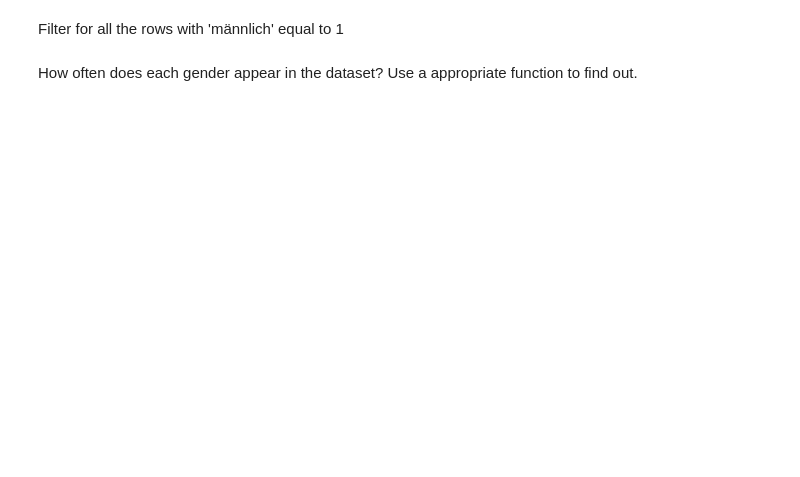
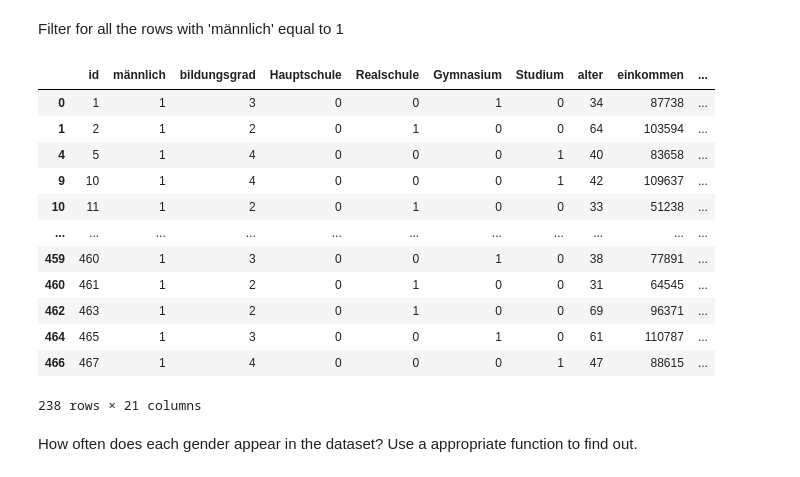
Before and after one commit to zylinda/EWF, a Jupyter notebook: EWF_Python_Introduction_Course.ipynb, the cells around one changed output. Cells and saved outputs as stored; diff of their text form; code cells hidden in the pictures; blank space fills up the shorter version.

```diff
--- a/EWF_Python_Introduction_Course.ipynb
+++ b/EWF_Python_Introduction_Course.ipynb
@@ -323,6 +403,6 @@ Please upload dataset using the ![grafik.png](embedded-picture-1)-button on the
 
 The following code will load the dataset if uploaded correctly. Typically, a table is called a dataframe or df for short.
 # %%
-df = pd.read_csv('./UE_Bier.csv')
+df = pd.read_csv('/content/UE_Bier.csv')
 # %% [markdown]
 Take a look at the top 5 rows of the dataframe
@@ -339,2 +457,18 @@ Filter for all the rows with 'männlich' equal to 1
+# %%
+df[df['männlich']== 1]
+# %% [output]
+|  | id | männlich | bildungsgrad | Hauptschule | Realschule | Gymnasium | Studium | alter | einkommen | ... |
+| 0 | 1 | 1 | 3 | 0 | 0 | 1 | 0 | 34 | 87738 | ... |
+| 1 | 2 | 1 | 2 | 0 | 1 | 0 | 0 | 64 | 103594 | ... |
+| 4 | 5 | 1 | 4 | 0 | 0 | 0 | 1 | 40 | 83658 | ... |
+| 9 | 10 | 1 | 4 | 0 | 0 | 0 | 1 | 42 | 109637 | ... |
+| 10 | 11 | 1 | 2 | 0 | 1 | 0 | 0 | 33 | 51238 | ... |
+| ... | ... | ... | ... | ... | ... | ... | ... | ... | ... | ... |
+| 459 | 460 | 1 | 3 | 0 | 0 | 1 | 0 | 38 | 77891 | ... |
+| 460 | 461 | 1 | 2 | 0 | 1 | 0 | 0 | 31 | 64545 | ... |
+| 462 | 463 | 1 | 2 | 0 | 1 | 0 | 0 | 69 | 96371 | ... |
+| 464 | 465 | 1 | 3 | 0 | 0 | 1 | 0 | 61 | 110787 | ... |
+| 466 | 467 | 1 | 4 | 0 | 0 | 0 | 1 | 47 | 88615 | ... |
+238 rows × 21 columns
 # %% [markdown]
 How often does each gender appear in the dataset? Use a appropriate function to find out.
```
Also changed, not shown: parts of 34 cells of this notebook.
